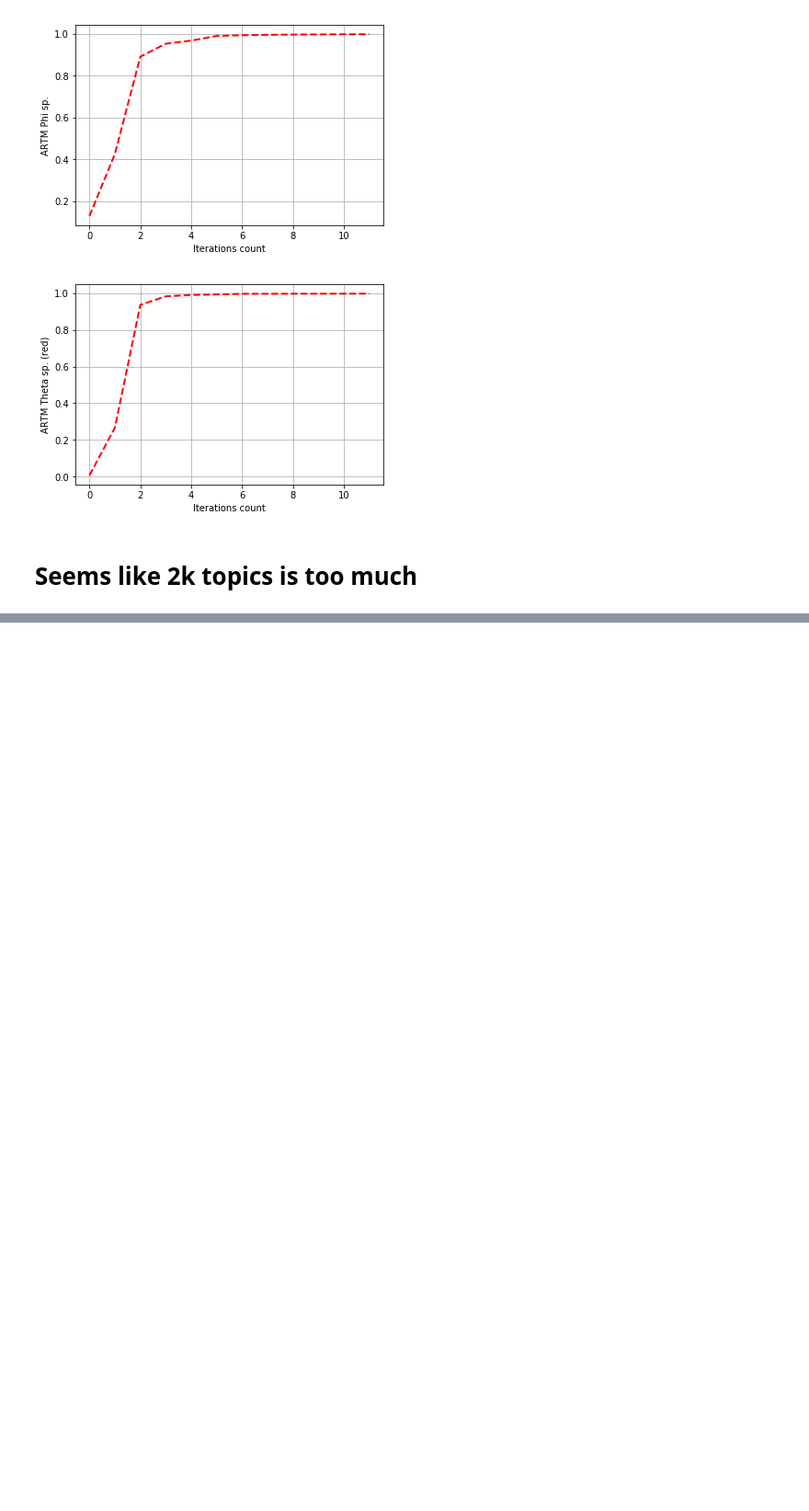
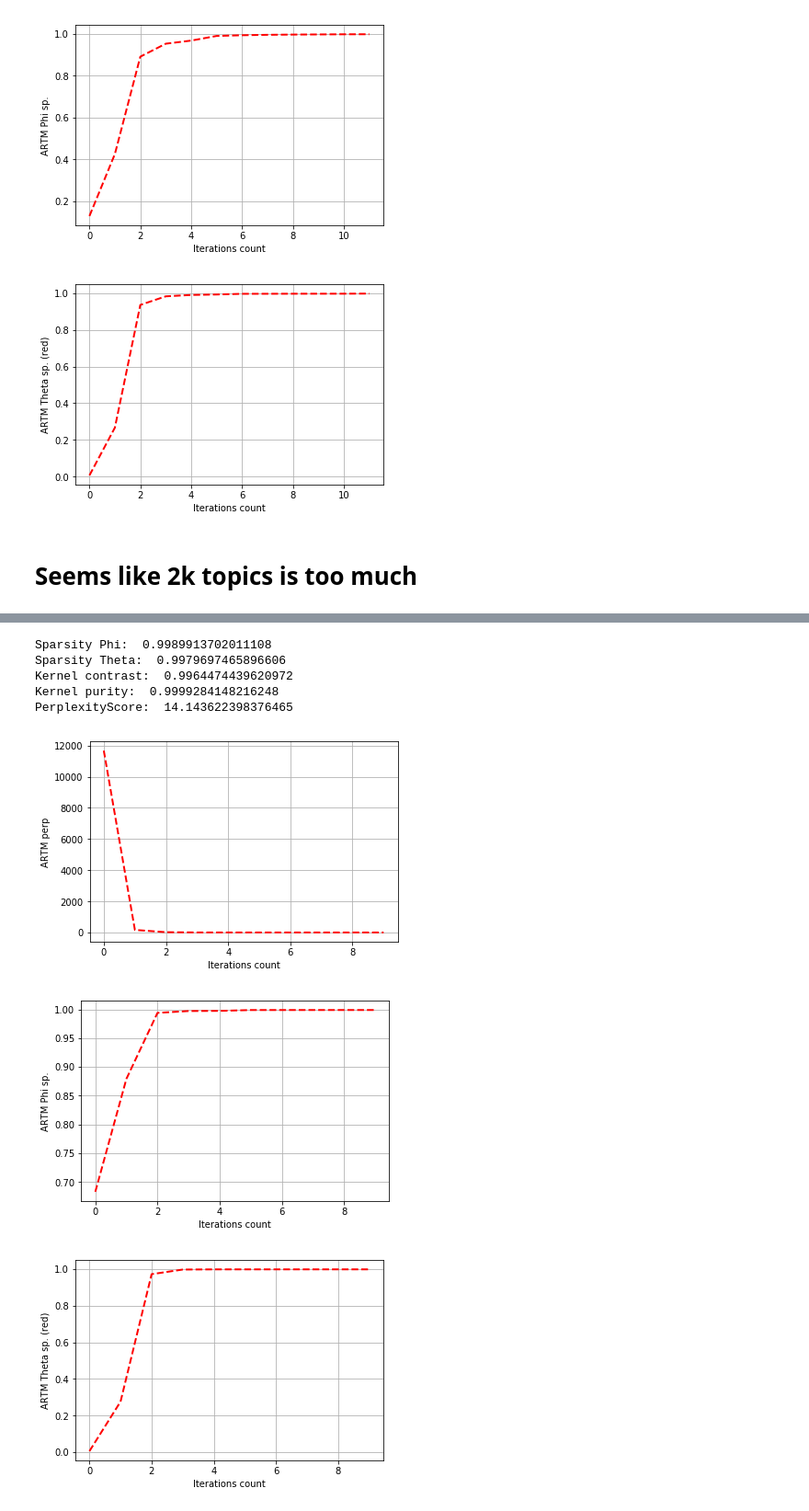
Before and after one commit to dyupon/StackoverflowTrends, a Jupyter notebook: TopicModelling/bigARTM.ipynb, the cells around one changed output, grey strips where cells are left out. Shown at 92% size. Drawn from its saved outputs; the diff is of its cells as text; code cells hidden in the pictures; blank space fills up the shorter version.

```diff
--- a/TopicModelling/bigARTM.ipynb
+++ b/TopicModelling/bigARTM.ipynb
@@ -294,0 +352,12 @@ plt.show()
+# %%
+model_artm.regularizers.add(artm.SmoothSparsePhiRegularizer(name='SparsePhi', tau = -1.5))
+model_artm.fit_offline(batch_vectorizer = batch_vectorizer, num_collection_passes = 5)
+# %%
+metrics_gcp_02 = []
+print_and_gather_measures(model_artm, metrics_gcp_02)
+# %% [output]
+Sparsity Phi:  0.9989913702011108
+Sparsity Theta:  0.9979697465896606
+Kernel contrast:  0.9964474439620972
+Kernel purity:  0.9999284148216248
+PerplexityScore:  14.143622398376465
@@ -294,0 +370,22 @@ plt.show()
+# %%
+plt.plot(range(model_artm.num_phi_updates), model_artm.score_tracker['PerplexityScore'].value, 'r--', linewidth=2)
+plt.xlabel('Iterations count')
+plt.ylabel('ARTM perp')
+plt.grid(True)
+plt.show()
+
+plt.plot(range(model_artm.num_phi_updates), model_artm.score_tracker['SparsityPhiScore'].value, 'r--', linewidth=2)
+plt.xlabel('Iterations count')
+plt.ylabel('ARTM Phi sp.')
+plt.grid(True)
+plt.show()
+
+plt.plot(range(model_artm.num_phi_updates), model_artm.score_tracker['SparsityThetaScore'].value, 'r--', linewidth=2)
+plt.xlabel('Iterations count')
+plt.ylabel('ARTM Theta sp. (red)')
+plt.grid(True)
+plt.show()
+# %% [output]
+[figure, added]
+[figure, added]
+[figure, added]
```
Also changed, not shown: parts of 15 cells of this notebook, 38 other files.
